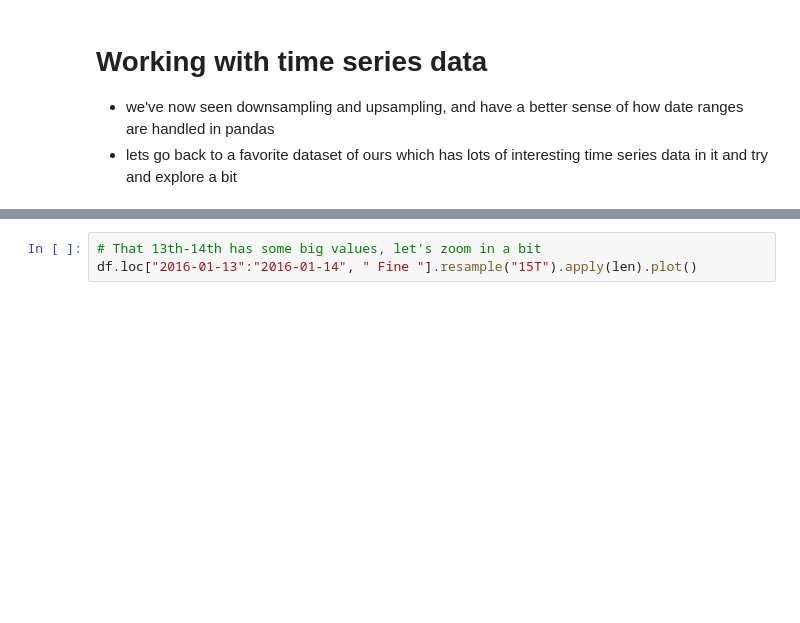
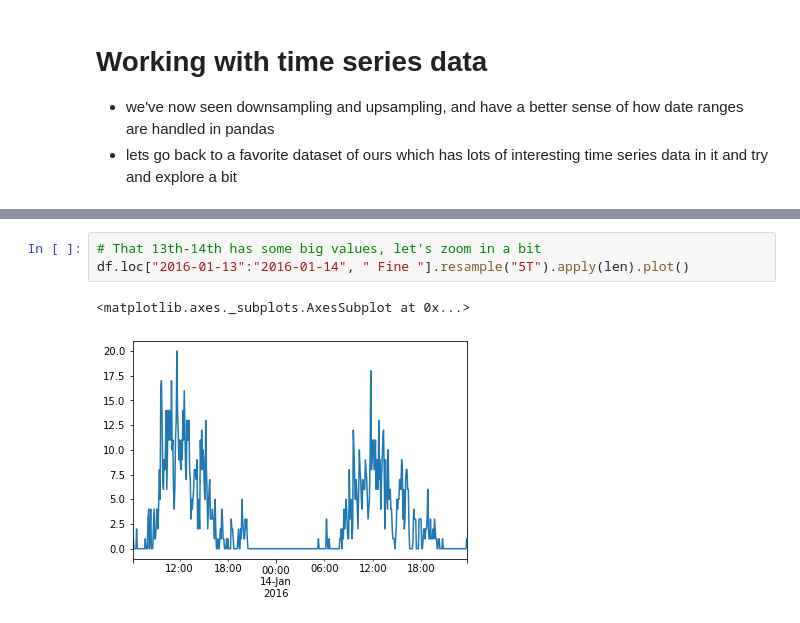
Before and after one commit to cab938/si330_fa20, a Jupyter notebook: 13_timeseries.ipynb, the cells around one changed output, grey strips where cells are left out. Cells and saved outputs as stored; diff of their text form; blank space fills up the shorter version.

```diff
--- a/13_timeseries.ipynb
+++ b/13_timeseries.ipynb
@@ -314,6 +244,9 @@ df.loc["2016-01-11":"2016-01-18", " Fine "].resample("1H").apply(len).plot()
 # %%
 # That 13th-14th has some big values, let's zoom in a bit
-df.loc["2016-01-13":"2016-01-14", " Fine "].resample("15T").apply(len).plot()
+df.loc["2016-01-13":"2016-01-14", " Fine "].resample("5T").apply(len).plot()
+# %% [output]
+<matplotlib.axes._subplots.AxesSubplot at 0x...>
+[figure, added]
 # %%
 # We can also explore multiple series of data plotted on the same chart by executing plot() on a
 # dataframe multiple times in a single cell
```
Also changed, not shown: parts of 25 cells of this notebook, 2 other files.
